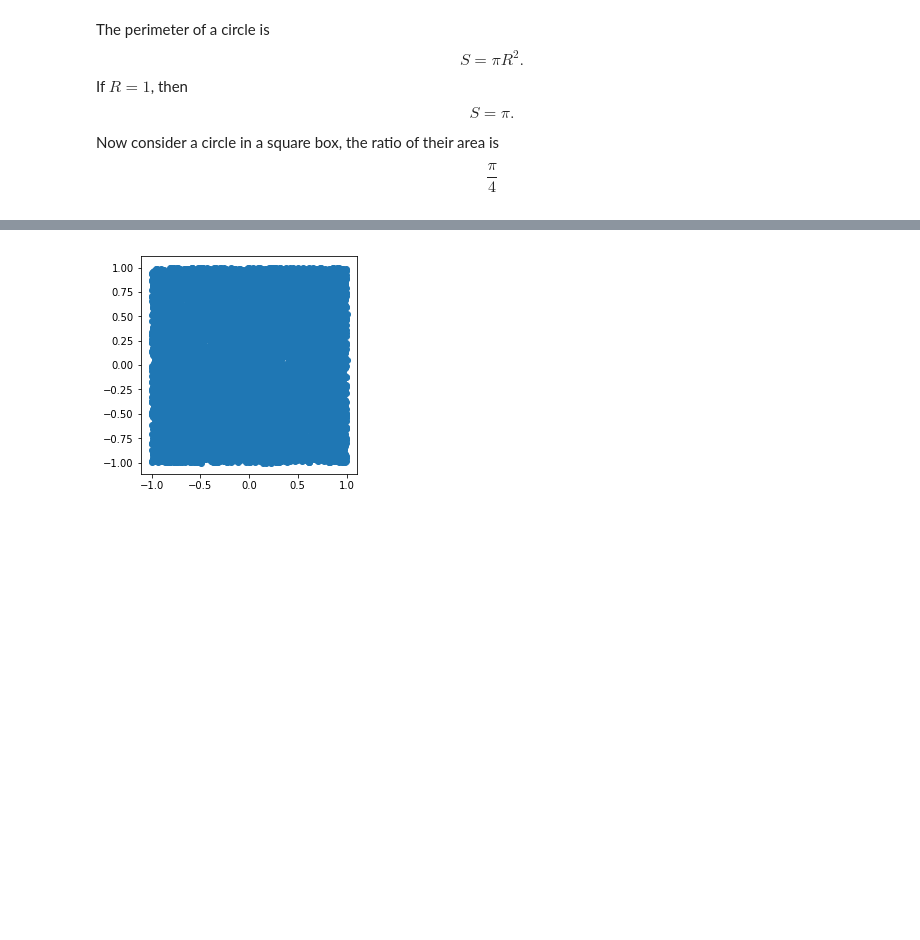
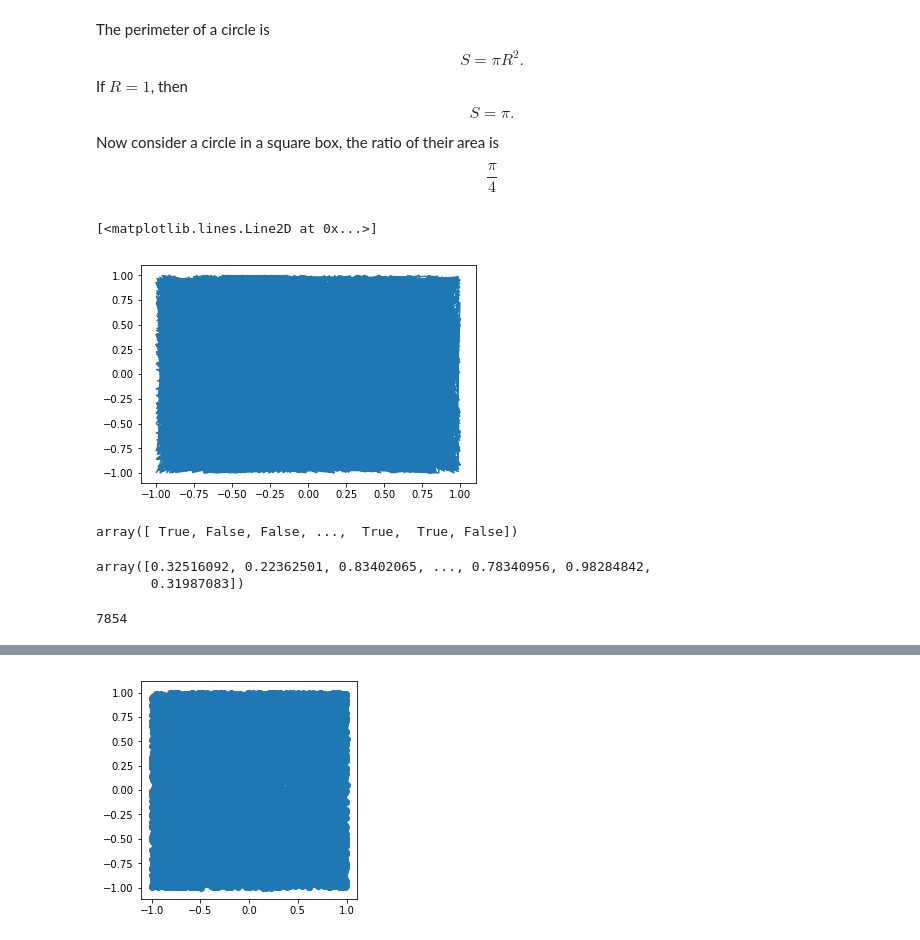
Before and after one commit to fjdu/seminar-pmo-sf, a Jupyter notebook: 2019-01-04-MCMC-qzyan/MCMCPI.ipynb, the cells around one changed output, grey strips where cells are left out. Cells and saved outputs as stored; diff of their text form; code cells hidden in the pictures; blank space fills up the shorter version.

```diff
--- a/2019-01-04-MCMC-qzyan/MCMCPI.ipynb
+++ b/2019-01-04-MCMC-qzyan/MCMCPI.ipynb
@@ -11,0 +14,3 @@ $$\frac{\pi}{4}$$
+# %%
+xs=np.random.uniform(-1,1,10000)
+ys=np.random.uniform(-1,1,10000)
@@ -11,0 +21,5 @@ $$\frac{\pi}{4}$$
+# %%
+plt.plot(xs,ys)
+# %% [output]
+[<matplotlib.lines.Line2D at 0x...>]
+[figure, added]
@@ -11,0 +28,4 @@ $$\frac{\pi}{4}$$
+# %%
+Rs<1
+# %% [output]
+array([ True, False, False, ...,  True,  True, False])
@@ -11,0 +34,9 @@ $$\frac{\pi}{4}$$
+# %%
+circle
+# %% [output]
+array([0.32516092, 0.22362501, 0.83402065, ..., 0.78340956, 0.98284842,
+       0.31987083])
+# %%
+len(circle)
+# %% [output]
+7854
```
Also changed, not shown: parts of 5 cells of this notebook, 3 other files.
